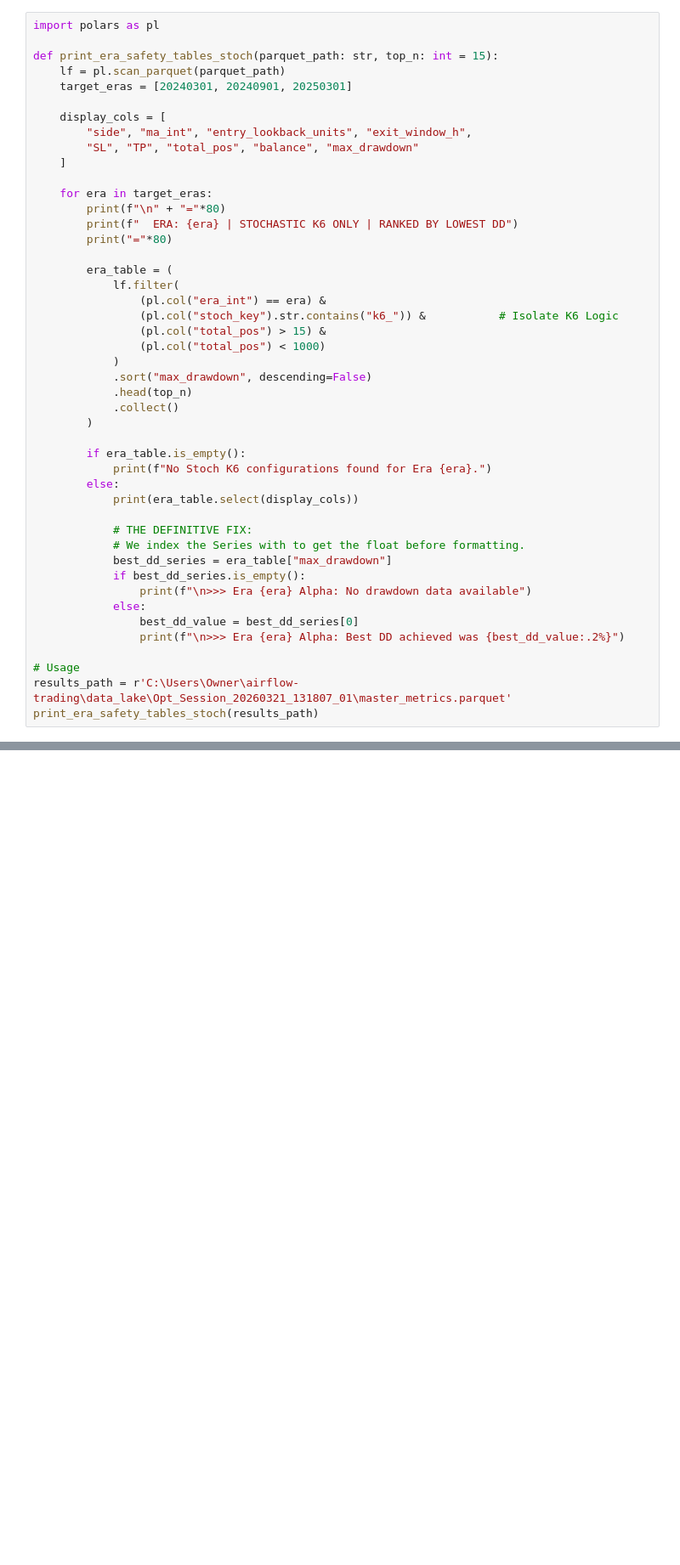
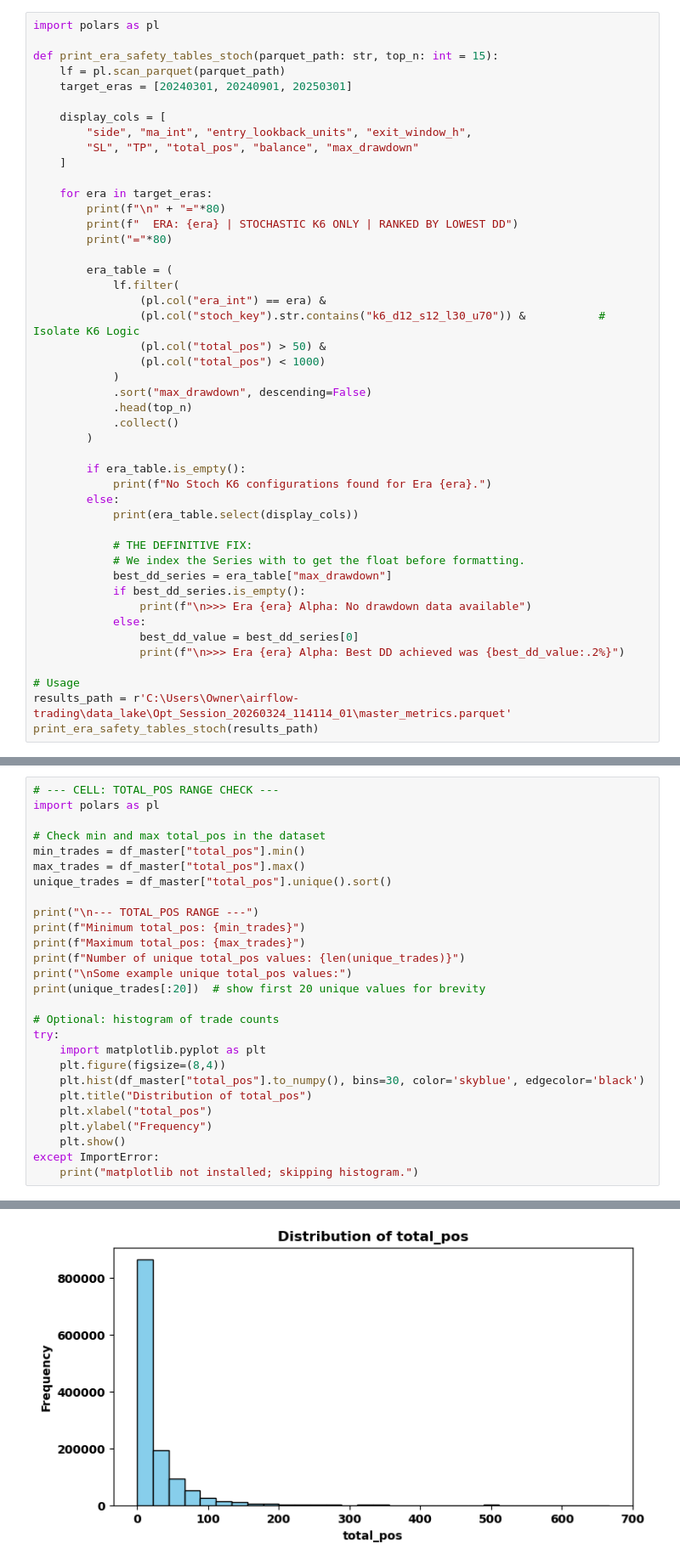
Before and after one commit to loong218-toast/airflow-trading, a Jupyter notebook: analysis/Max_dd_rank.ipynb, the cells around one changed output, grey strips where cells are left out. Shown at 85% size. Drawn from its saved outputs; the diff is of its cells as text; blank space fills up the shorter version.

```diff
--- a/analysis/Max_dd_rank.ipynb
+++ b/analysis/Max_dd_rank.ipynb
@@ -82,8 +208,8 @@ def print_era_safety_tables_stoch(parquet_path: str, top_n: int = 15):
         era_table = (
             lf.filter(
                 (pl.col("era_int") == era) &
-                (pl.col("stoch_key").str.contains("k6_")) &           # Isolate K6 Logic
-                (pl.col("total_pos") > 15) &
+                (pl.col("stoch_key").str.contains("k6_d12_s12_l30_u70")) &           # Isolate K6 Logic
+                (pl.col("total_pos") > 50) &
                 (pl.col("total_pos") < 1000)
             )
             .sort("max_drawdown", descending=False)
@@ -106,7 +232,7 @@ def print_era_safety_tables_stoch(parquet_path: str, top_n: int = 15):
                 print(f"\n>>> Era {era} Alpha: Best DD achieved was {best_dd_value:.2%}")
 
 # Usage
-results_path = r'C:\Users\Owner\airflow-trading\data_lake\Opt_Session_20260321_131807_01\master_metrics.parquet'
+results_path = r'C:\Users\Owner\airflow-trading\data_lake\Opt_Session_20260324_114114_01\master_metrics.parquet'
 print_era_safety_tables_stoch(results_path)
 # %% [output]
 ================================================================================
@@ -128,0 +985,28 @@ shape: (15, 9)
+# %%
+# --- CELL: TOTAL_POS RANGE CHECK ---
+import polars as pl
+
+# Check min and max total_pos in the dataset
+min_trades = df_master["total_pos"].min()
+max_trades = df_master["total_pos"].max()
+unique_trades = df_master["total_pos"].unique().sort()
+
+print("\n--- TOTAL_POS RANGE ---")
+print(f"Minimum total_pos: {min_trades}")
+print(f"Maximum total_pos: {max_trades}")
+print(f"Number of unique total_pos values: {len(unique_trades)}")
+print("\nSome example unique total_pos values:")
+print(unique_trades[:20])  # show first 20 unique values for brevity
+
+# Optional: histogram of trade counts
+try:
+    import matplotlib.pyplot as plt
+    plt.figure(figsize=(8,4))
+    plt.hist(df_master["total_pos"].to_numpy(), bins=30, color='skyblue', edgecolor='black')
+    plt.title("Distribution of total_pos")
+    plt.xlabel("total_pos")
+    plt.ylabel("Frequency")
+    plt.show()
+except ImportError:
+    print("matplotlib not installed; skipping histogram.")
+# %% [output]
@@ -128,0 +1030 @@ shape: (15, 9)
+[figure, added]
```
Also changed, not shown: parts of 25 cells of this notebook, 24 other files.
